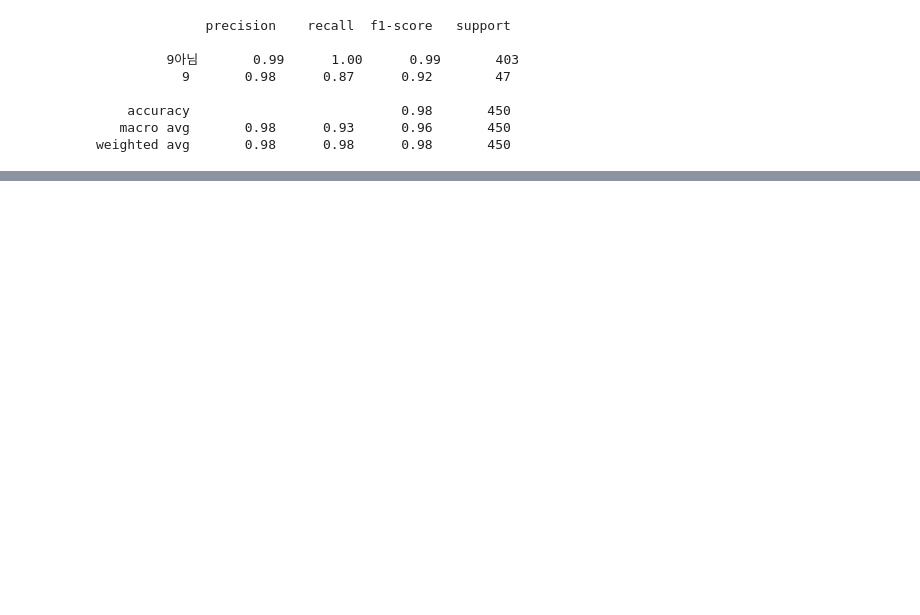
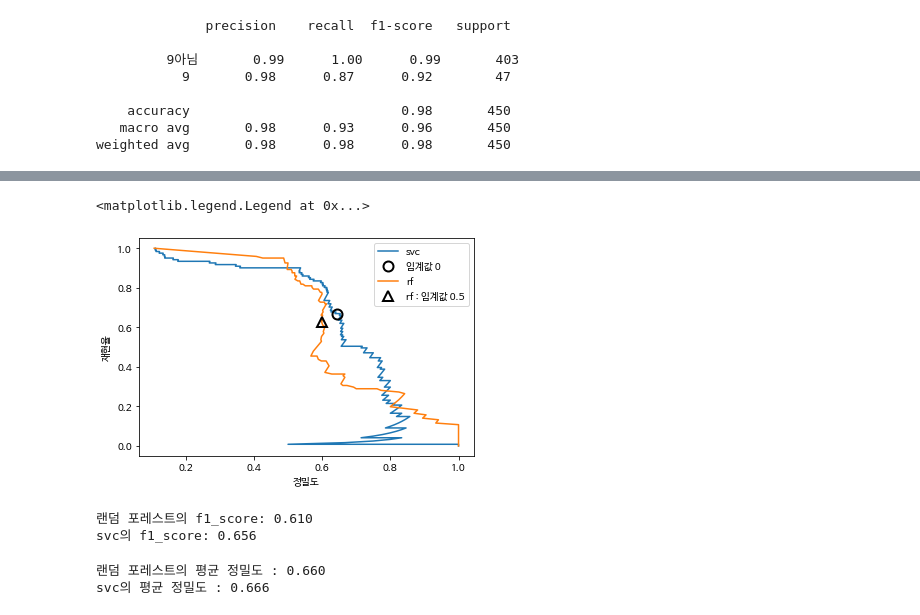
Before and after one commit to 1bin01/Machine-Learning, a Jupyter notebook: Introduction-to-Machine-Learning/Ch5_model_evaluation_and_improvement.ipynb, the cells around one changed output, grey strips where cells are left out. Cells and saved outputs as stored; diff of their text form; code cells hidden in the pictures; blank space fills up the shorter version.

```diff
--- a/Introduction-to-Machine-Learning/Ch5_model_evaluation_and_improvement.ipynb
+++ b/Introduction-to-Machine-Learning/Ch5_model_evaluation_and_improvement.ipynb
@@ -648,0 +705,37 @@ weighted avg       0.98      0.98      0.98       450
+# %%
+from sklearn.ensemble import RandomForestClassifier
+
+rf = RandomForestClassifier(n_estimators=100, random_state = 0, max_features = 2)
+rf.fit(X_train, y_train)
+
+# predict_proba 사용
+precision_rf, recall_rf, thresholds_rf = precision_recall_curve(y_test, rf.predict_proba(X_test)[:, 1])
+
+plt.plot(precision, recall, label="svc")
+plt.plot(precision[close_zero], recall[close_zero], 'o', markersize = 10, label = "임계값 0", fillstyle = "none", c = 'k', mew = 2)
+
+plt.plot(precision_rf, recall_rf, label="rf")
+close_default_rf = np.argmin(np.abs(thresholds_rf - 0.5))
+plt.plot(precision_rf[close_default_rf], recall_rf[close_default_rf], '^', markersize = 10, label = "rf : 임계값 0.5", fillstyle = "none", c = 'k', mew = 2)
+plt.xlabel("정밀도")
+plt.ylabel("재현율")
+plt.legend(loc="best")
+# %% [output]
+<matplotlib.legend.Legend at 0x...>
+[figure, added]
+# %%
+print("랜덤 포레스트의 f1_score: {:.3f}".format(f1_score(y_test, rf.predict(X_test))))
+print("svc의 f1_score: {:.3f}".format(f1_score(y_test, svc.predict(X_test))))
+# %% [output]
+랜덤 포레스트의 f1_score: 0.610
+svc의 f1_score: 0.656
+# %%
+# 평균 정밀도 : 정밀도-재현율 곡선의 아랫부분 면적을 계산
+from sklearn.metrics import average_precision_score
+ap_rf = average_precision_score(y_test, rf.predict_proba(X_test)[:, 1])
+ap_svc = average_precision_score(y_test, svc.decision_function(X_test))
+print("랜덤 포레스트의 평균 정밀도 : {:.3f}" .format(ap_rf))
+print("svc의 평균 정밀도 : {:.3f}" .format(ap_svc))
+# %% [output]
+랜덤 포레스트의 평균 정밀도 : 0.660
+svc의 평균 정밀도 : 0.666
```
Also changed, not shown: parts of 19 cells of this notebook.
